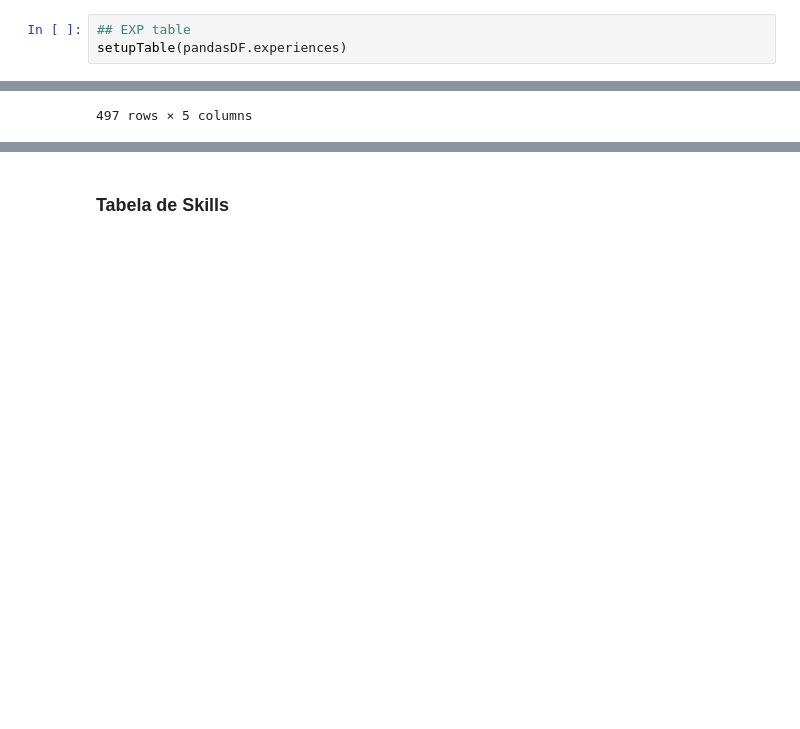
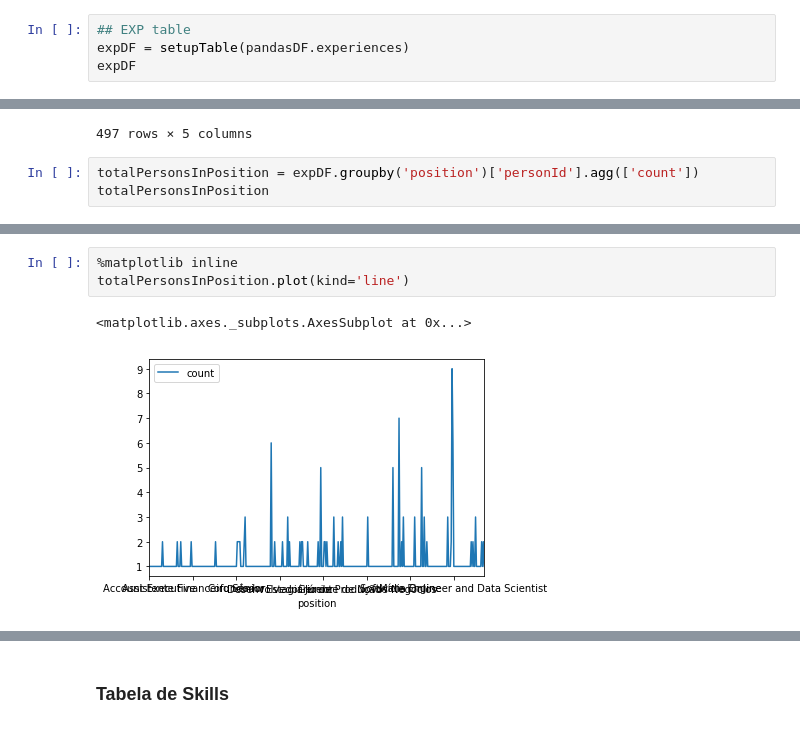
Before and after one commit to ACALBUQUERQUE/introducao-linguagens-estatisticas, a Jupyter notebook: trab/TrabalhoILE.ipynb, the cells around one changed output, grey strips where cells are left out. Cells and saved outputs as stored; diff of their text form; blank space fills up the shorter version.

```diff
--- a/trab/TrabalhoILE.ipynb
+++ b/trab/TrabalhoILE.ipynb
@@ -95,7 +142,8 @@ setupTable(pandasDF.languages)
 ### Tabela de Experiences
 # %%
 ## EXP table
-setupTable(pandasDF.experiences)
+expDF = setupTable(pandasDF.experiences)
+expDF
 # %% [output]
 |  | company | date | location | position | personId |
 | 0 | Trojan Technologies | set de 2011 – o momento | Belo Horizonte e Região, Brasil | CEO and Founder | 0 |
@@ -115,3 +163,6 @@ setupTable(pandasDF.experiences)
 | 495 | Any Company | jun de 2013 – out de 2014 | NaN | Country Manager - Chile - CL | 109 |
 | 496 | Trojan Technologies | fev de 2017 – o momento | NaN | Software Developer | 110 |
 497 rows × 5 columns
+# %%
+totalPersonsInPosition = expDF.groupby('position')['personId'].agg(['count'])
+totalPersonsInPosition
@@ -117,0 +189,6 @@ setupTable(pandasDF.experiences)
+# %%
+%matplotlib inline
+totalPersonsInPosition.plot(kind='line')
+# %% [output]
+<matplotlib.axes._subplots.AxesSubplot at 0x...>
+[figure, added]
```
Also changed, not shown: parts of 17 cells of this notebook.
